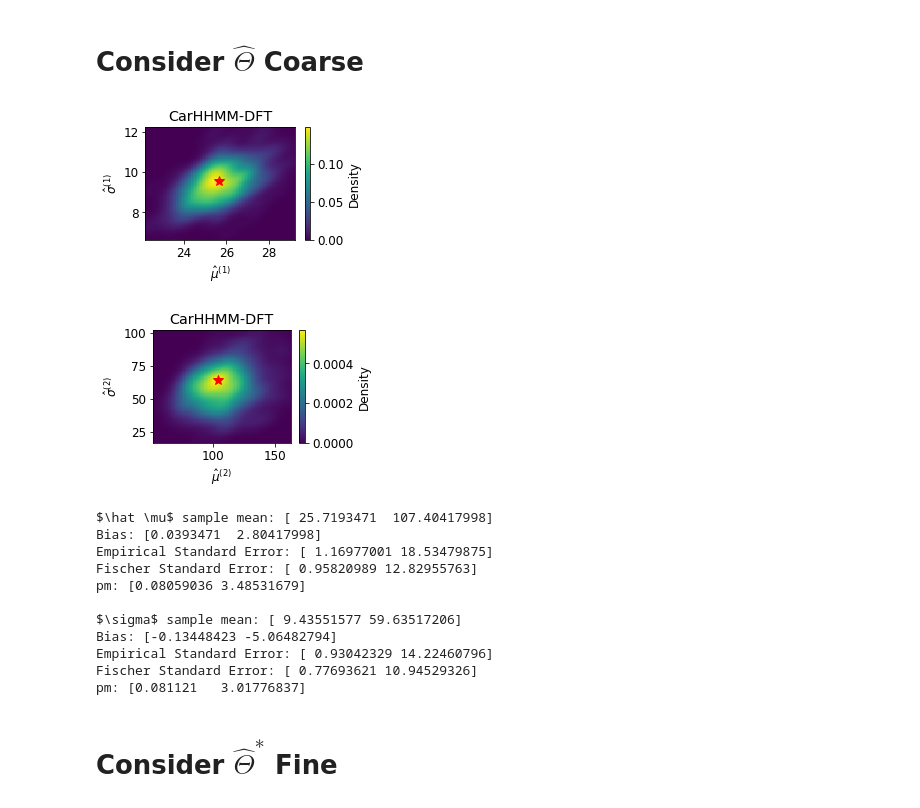
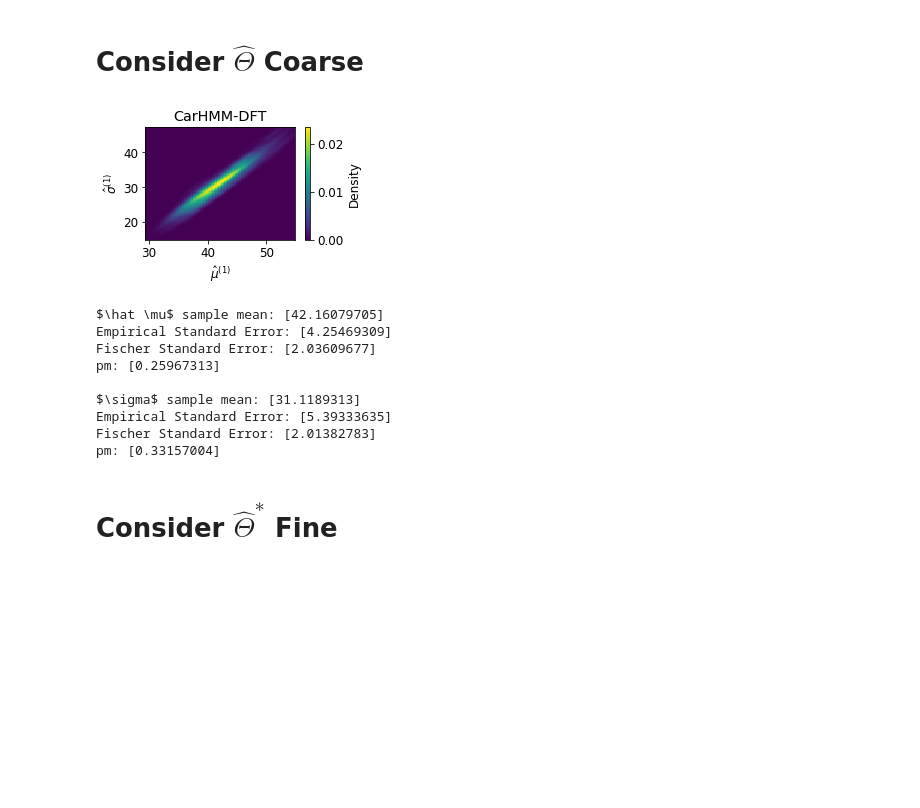
Before and after one commit to evsi8432/CarHHMM, a Jupyter notebook: Code/Sumarize_Simulation.ipynb, the cells around one changed output. Drawn from its saved outputs; the diff is of its cells as text; code cells hidden in the pictures; blank space fills up the shorter version.

Commit message:
Update CarHMM-DFT simulation plot

```diff
--- a/Code/Sumarize_Simulation.ipynb
+++ b/Code/Sumarize_Simulation.ipynb
@@ -40,8 +40,8 @@ import Visualisor
 # %% [markdown]
 # Load in the HMMs
 # %%
-model = 'hhmm_FV'
-titl = 'CarHHMM-DFT'
+#model = 'hhmm_FV'
+#titl = 'CarHHMM-DFT'
 
 #model = 'hhmm_FV_uncorr'
 #titl = 'HHMM-DFT'
@@ -49,8 +49,8 @@ titl = 'CarHHMM-DFT'
 #model = 'hhmm_V'
 #titl = 'CarHHMM'
 
-#model = 'hmm_FV'
-#titl = 'CarHMM-DFT'
+model = 'hmm_FV'
+titl = 'CarHMM-DFT'
 
 #date = '07_22_20'
 #date = '08_20_20'
@@ -85,4 +73,0 @@ hhmms[411].eta
-# %%
-for i,hhmm in enumerate(hhmms):
-    print(i)
-    print(HHMM.eta_2_ptm(hhmm.eta[0]))
@@ -207,7 +174,8 @@ def make_2d_kde_theta(feature,theta0,hhmms,dive_type,N,include_corr=False,featur
             Ztemp = np.reshape(kernel.pdf(positions).T, Xtemp.shape)
             plt.figure(figsize = (4,3))
             plt.imshow(np.rot90(Ztemp),extent = xlim + ylim, aspect='auto')
-            plt.plot(theta0['mu'][i],theta0['sig'][i],'r*')
+            if theta0:
+                plt.plot(theta0['mu'][i],theta0['sig'][i],'r*')
             c = plt.colorbar()
             c.set_label('Density')
             plt.xlabel(r'$\hat \mu$')
@@ -225,14 +193,16 @@ def make_2d_kde_theta(feature,theta0,hhmms,dive_type,N,include_corr=False,featur
         plt.show()
 
     print(r'$\hat \mu$ sample mean:', np.mean(mus,0))
-    print('Bias:', np.mean(mus,0) - np.array(theta0['mu']))
+    if theta0:
+        print('Bias:', np.mean(mus,0) - np.array(theta0['mu']))
     print('Empirical Standard Error:', np.std(mus,0))
     print('Fischer Standard Error:',np.nanmedian(mus_SE,0))
     print('pm:',np.std(mus_SE,0))
     print('')
 
     print(r'$\sigma$ sample mean:', np.mean(sigs,0))
-    print('Bias:', np.mean(sigs,0) - np.array(theta0['sig']))
+    if theta0:
+        print('Bias:', np.mean(sigs,0) - np.array(theta0['sig']))
     print('Empirical Standard Error:', np.std(sigs,0))
     print('Fischer Standard Error:',np.nanmedian(sigs_SE,0))
     print('pm:',np.std(sigs_SE,0))
@@ -240,7 +210,8 @@ def make_2d_kde_theta(feature,theta0,hhmms,dive_type,N,include_corr=False,featur
 
     if include_corr:
         print(r'$\rho$ sample mean:', np.mean(corrs,0))
-        print('Bias:', np.mean(corrs,0) - np.array(theta0['corr']))
+        if theta0:
+            print('Bias:', np.mean(corrs,0) - np.array(theta0['corr']))
         print('Empirical Standard Error:', np.std(corrs,0))
         print('Fischer Standard Error:',np.nanmedian(corrs_SE,0))
         print('pm:',np.std(corrs_SE,0))
@@ -375,28 +329,26 @@ pm: [0.00250395 0.00309885]
 # %%
 # dive duration
 if 'hhmm' in model:
     theta0 = {'mu':[25.68,104.6],'sig':[9.57,64.7],'corr':[0,0]}
     N = 2
 else:
     sig = np.array([np.sqrt(np.mean(np.array([5,50])**2) + np.var(np.array([20,80])))])
-    theta0 = {'mu':[50],'sig':sig,'corr':[0]}
+    theta0 = None
+    #theta0 = {'mu':[],'sig':[],'corr':[]}
     N = 1
 
 make_2d_kde_theta('dive_duration',theta0,hhmms,-1,N,include_corr=False,feature_name='Y')
 # %% [output]
-[figure, old version]
+[figure, new version]
-[figure, removed]
-$\hat \mu$ sample mean: [ 25.7193471  107.40417998]
-Bias: [0.0393471  2.80417998]
-Empirical Standard Error: [ 1.16977001 18.53479875]
-Fischer Standard Error: [ 0.95820989 12.82955763]
-pm: [0.08059036 3.48531679]
+$\hat \mu$ sample mean: [42.16079705]
+Empirical Standard Error: [4.25469309]
+Fischer Standard Error: [2.03609677]
+pm: [0.25967313]
 
-$\sigma$ sample mean: [ 9.43551577 59.63517206]
-Bias: [-0.13448423 -5.06482794]
-Empirical Standard Error: [ 0.93042329 14.22460796]
-Fischer Standard Error: [ 0.77693621 10.94529326]
-pm: [0.081121   3.01776837]
+$\sigma$ sample mean: [31.1189313]
+Empirical Standard Error: [5.39333635]
+Fischer Standard Error: [2.01382783]
+pm: [0.33157004]
 # %% [markdown]
 # Consider $\hat \Theta^*$ Fine
 # %%
```
Also changed, not shown: parts of 13 cells of this notebook, 2 other files.
